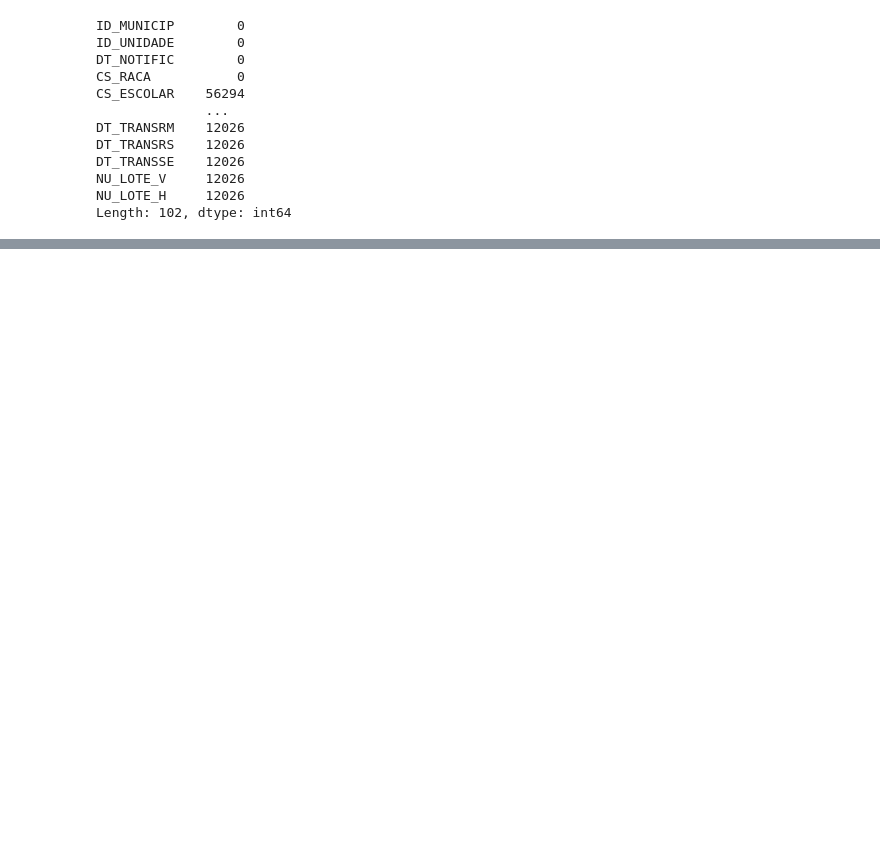
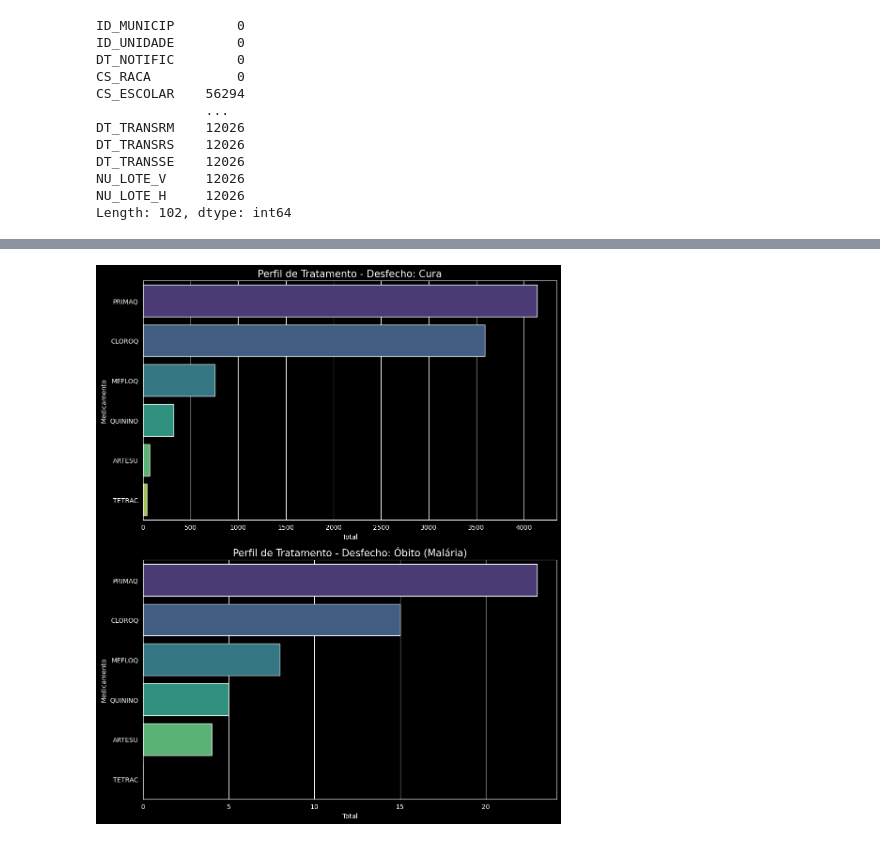
Before and after one commit to Fugant1/Health_EDA, a Jupyter notebook: src/AED/analysis.ipynb, the cells around one changed output, grey strips where cells are left out. Cells and saved outputs as stored; diff of their text form; code cells hidden in the pictures; blank space fills up the shorter version.

```diff
--- a/src/AED/analysis.ipynb
+++ b/src/AED/analysis.ipynb
@@ -107,0 +257,57 @@ Length: 252, dtype: string
+# %%
+import pandas as pd
+import seaborn as sns
+import matplotlib.pyplot as plt
+
+# 1. Lista de tratamentos
+colunas_tratamento = ['CLOROQ', 'PRIMAQ', 'TETRAC', 'MEFLOQ', 'ARTESU', 'QUININO']
+
+# 2. Diagnóstico: Vamos ver o que realmente tem na coluna de desfecho
+# Substitua 'CON_EVOLUC' pelo nome exato da coluna no seu dataframe
+coluna_alvo = 'CON_EVOLUC'
+
+# Convertemos para string para evitar problemas de tipo (1 vs 1.0 vs '1')
+df[coluna_alvo] = df[coluna_alvo].astype(str).str.replace('.0', '', regex=False).str.strip()
+
+mapa_desfechos = {
+    '1': 'Cura',
+    '2': 'Óbito (Malária)',
+    '3': 'Óbito (Outros)',
+    '4': 'Abandono'
+}
+df['DESFECHO_NOME'] = df[coluna_alvo].map(mapa_desfechos)
+
+# Filtrar apenas desfechos que conseguimos mapear e que não são "nan"
+df_validos = df[df['DESFECHO_NOME'].notna() & (df['DESFECHO_NOME'] != 'nan')]
+desfechos_unicos = df_validos['DESFECHO_NOME'].unique()
+
+# Verificação de segurança
+if len(desfechos_unicos) == 0:
+    print(f"ERRO: Nenhum desfecho encontrado na coluna {coluna_alvo}!")
+    print("Valores únicos encontrados na coluna:", df[coluna_alvo].unique())
+else:
+    # 3. Criar a figura
+    fig, axes = plt.subplots(nrows=len(desfechos_unicos), ncols=1,
+                             figsize=(10, 6 * len(desfechos_unicos)))
+
+    # Se houver apenas 1 gráfico, o axes não vem como lista
+    if len(desfechos_unicos) == 1: axes = [axes]
+
+    for i, desfecho in enumerate(desfechos_unicos):
+        df_temp = df_validos[df_validos['DESFECHO_NOME'] == desfecho]
+
+        contagem = {}
+        for col in colunas_tratamento:
+            if col in df.columns:
+                # Conta tanto o número 1 quanto a string '1'
+                contagem[col] = (df_temp[col].astype(str).str.strip() == '1').sum()
+
+        df_plot = pd.DataFrame(contagem.items(), columns=['Medicamento', 'Total']).sort_values('Total', ascending=False)
+
+        sns.barplot(data=df_plot, x='Total', y='Medicamento', ax=axes[i], palette='viridis', hue='Medicamento', legend=False)
+        axes[i].set_title(f'Perfil de Tratamento - Desfecho: {desfecho}', fontsize=15)
+
+    plt.tight_layout()
+    plt.show()
+# %% [output]
+[figure, added]
```
Also changed, not shown: parts of 17 cells of this notebook, 1 other file.
